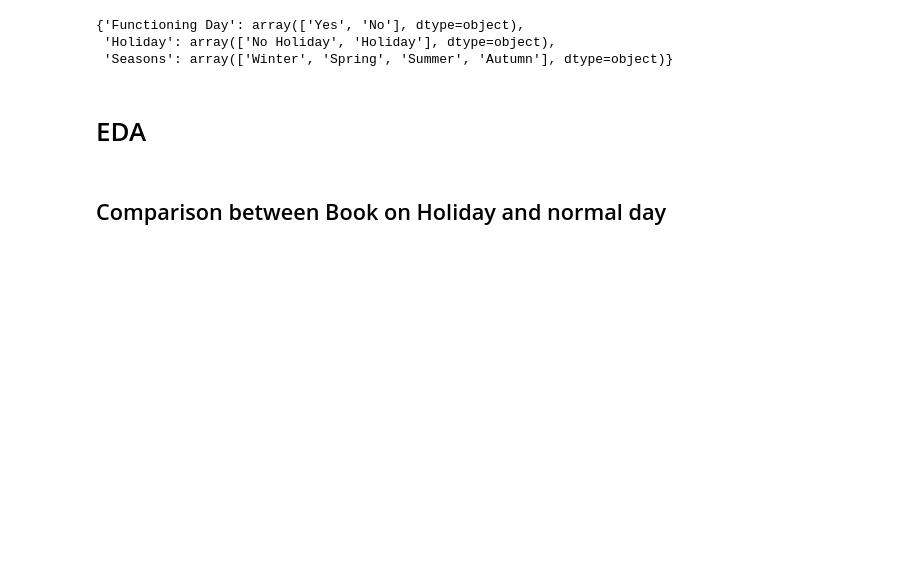
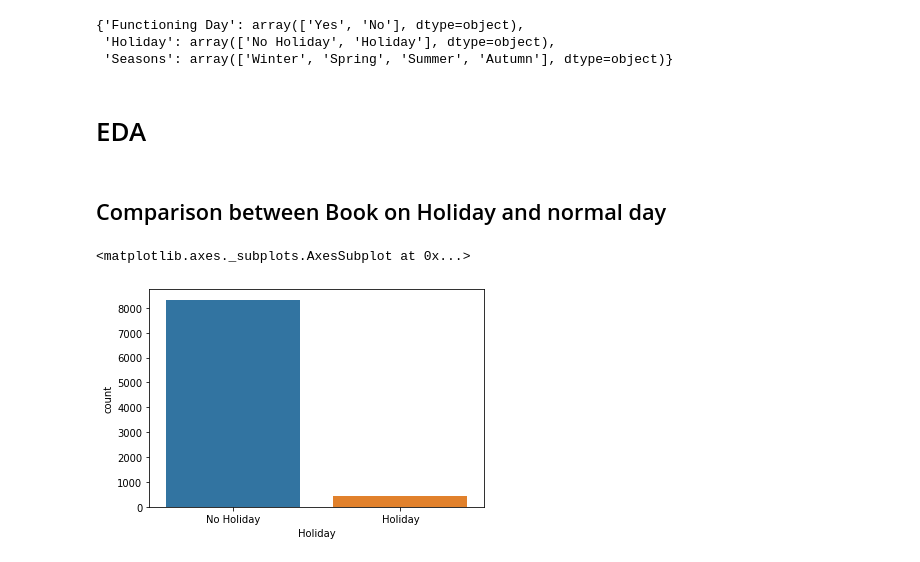
Before and after one commit to brahma102/Bike-Sharing-Demand-Prediction, a Jupyter notebook: Bike_Sharing_Demand_Prediction_Capstone_Project.ipynb, the cells around one changed output. Cells and saved outputs as stored; diff of their text form; code cells hidden in the pictures; blank space fills up the shorter version.

```diff
--- a/Bike_Sharing_Demand_Prediction_Capstone_Project.ipynb
+++ b/Bike_Sharing_Demand_Prediction_Capstone_Project.ipynb
@@ -57,8 +65,7 @@ drive.mount('/content/drive')
 Mounted at /content/drive
 # %%
 path  = "/content/drive/MyDrive/Colab Notebooks/Capstone Project 2/SeoulBikeData.csv"
-df = pd.read_csv(path ,header= 0,
-                        encoding= 'unicode_escape')
+df = pd.read_csv(path ,header= 0,encoding= 'unicode_escape')
 # %%
 df.head()
 # %% [output]
@@ -246,3 +253,8 @@ y
 # EDA
 # %% [markdown]
 ## Comparison between Book on Holiday and normal day
+# %%
+sns.countplot(df['Holiday'])
+# %% [output]
+<matplotlib.axes._subplots.AxesSubplot at 0x...>
+[figure, added]
```
Also changed, not shown: parts of 42 cells of this notebook.
